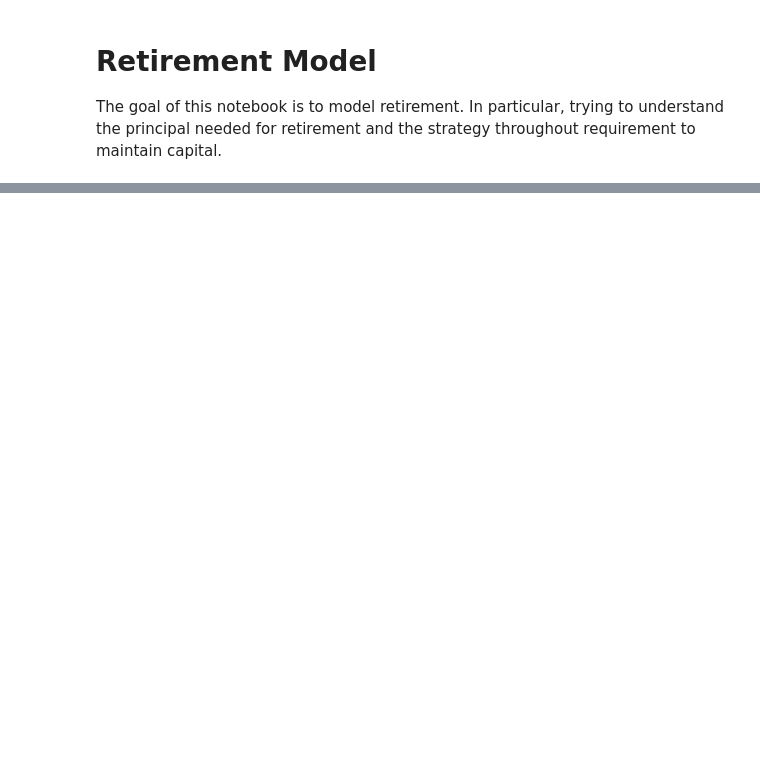
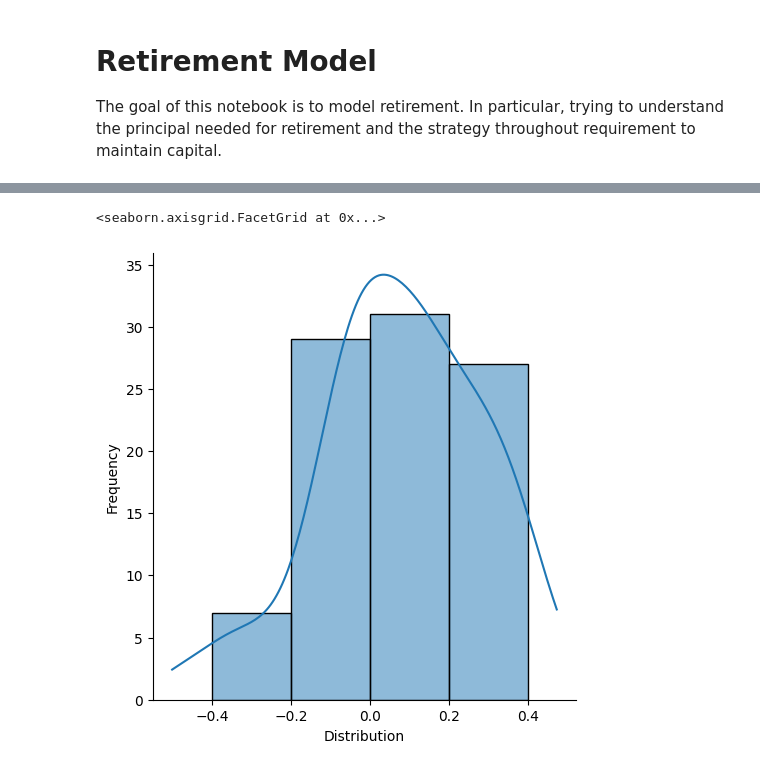
Before and after one commit to harlepengren/DataAnalysis, a Jupyter notebook: Retirement.ipynb, the cells around one changed output, grey strips where cells are left out. Cells and saved outputs as stored; diff of their text form; code cells hidden in the pictures; blank space fills up the shorter version.

```diff
--- a/Retirement.ipynb
+++ b/Retirement.ipynb
@@ -19,0 +28,8 @@ spx.head()
+# %%
+spx_stats = scipy.stats.skewnorm.fit(spx["Change"])
+sample = scipy.stats.skewnorm(spx_stats[0],spx_stats[1],spx_stats[2]).rvs(100)
+ax = sns.displot(sample,bins=[-0.4,-0.2,0,0.2,0.4],kde=True)
+ax.set(xlabel='Distribution', ylabel='Frequency')
+# %% [output]
+<seaborn.axisgrid.FacetGrid at 0x...>
+[figure, added]
```
Also changed, not shown: parts of 19 cells of this notebook.
